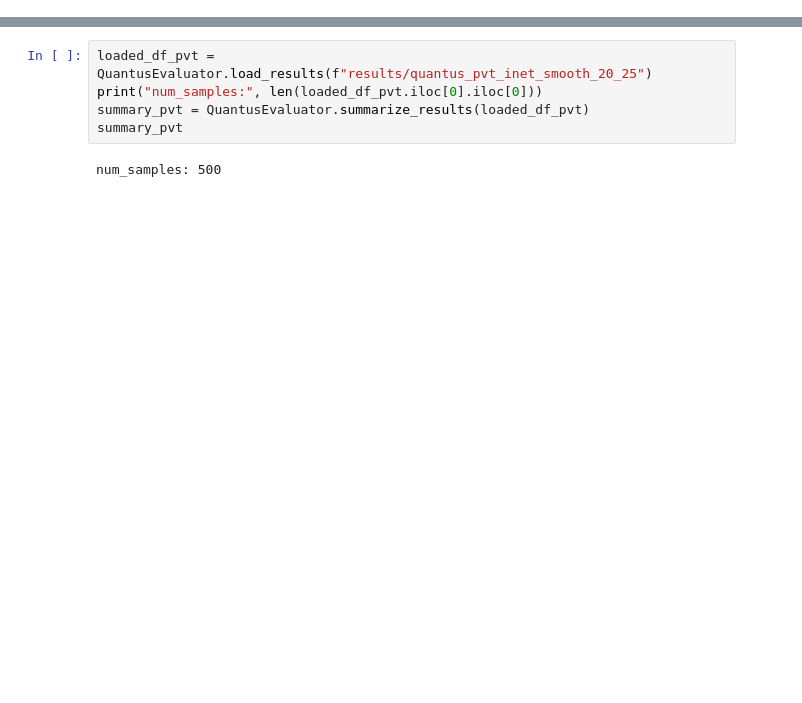
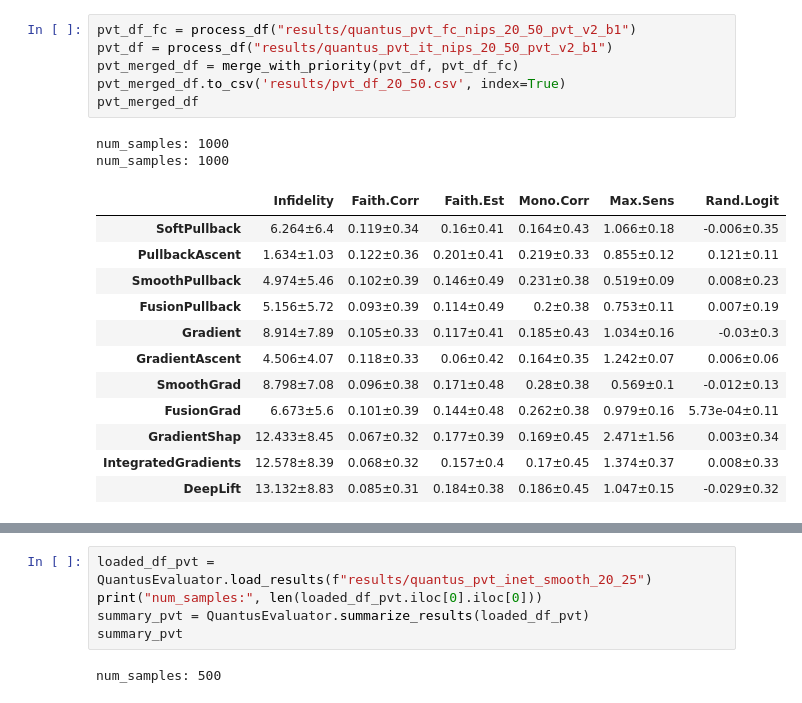
Before and after one commit to 314-Foundation/SemanticPullbacks, a Jupyter notebook: notebooks/verify_results.ipynb, the cells around one changed output, grey strips where cells are left out. Saved outputs shown, nothing was run; the diff lists cells and outputs as text; blank space fills up the shorter version.

```diff
--- a/notebooks/verify_results.ipynb
+++ b/notebooks/verify_results.ipynb
@@ -59,0 +81,21 @@ num_samples: 500
+# %%
+pvt_df_fc = process_df("results/quantus_pvt_fc_nips_20_50_pvt_v2_b1")
+pvt_df = process_df("results/quantus_pvt_it_nips_20_50_pvt_v2_b1")
+pvt_merged_df = merge_with_priority(pvt_df, pvt_df_fc)
+pvt_merged_df.to_csv('results/pvt_df_20_50.csv', index=True)
+pvt_merged_df
+# %% [output]
+num_samples: 1000
+num_samples: 1000
+|  | Infidelity | Faith.Corr | Faith.Est | Mono.Corr | Max.Sens | Rand.Logit |
+| SoftPullback | 6.264±6.4 | 0.119±0.34 | 0.16±0.41 | 0.164±0.43 | 1.066±0.18 | -0.006±0.35 |
+| PullbackAscent | 1.634±1.03 | 0.122±0.36 | 0.201±0.41 | 0.219±0.33 | 0.855±0.12 | 0.121±0.11 |
+| SmoothPullback | 4.974±5.46 | 0.102±0.39 | 0.146±0.49 | 0.231±0.38 | 0.519±0.09 | 0.008±0.23 |
+| FusionPullback | 5.156±5.72 | 0.093±0.39 | 0.114±0.49 | 0.2±0.38 | 0.753±0.11 | 0.007±0.19 |
+| Gradient | 8.914±7.89 | 0.105±0.33 | 0.117±0.41 | 0.185±0.43 | 1.034±0.16 | -0.03±0.3 |
+| GradientAscent | 4.506±4.07 | 0.118±0.33 | 0.06±0.42 | 0.164±0.35 | 1.242±0.07 | 0.006±0.06 |
+| SmoothGrad | 8.798±7.08 | 0.096±0.38 | 0.171±0.48 | 0.28±0.38 | 0.569±0.1 | -0.012±0.13 |
+| FusionGrad | 6.673±5.6 | 0.101±0.39 | 0.144±0.48 | 0.262±0.38 | 0.979±0.16 | 5.73e-04±0.11 |
+| GradientShap | 12.433±8.45 | 0.067±0.32 | 0.177±0.39 | 0.169±0.45 | 2.471±1.56 | 0.003±0.34 |
+| IntegratedGradients | 12.578±8.39 | 0.068±0.32 | 0.157±0.4 | 0.17±0.45 | 1.374±0.37 | 0.008±0.33 |
+| DeepLift | 13.132±8.83 | 0.085±0.31 | 0.184±0.38 | 0.186±0.45 | 1.047±0.15 | -0.029±0.32 |
```
Also changed, not shown: parts of 8 cells of this notebook, 9 other files.
